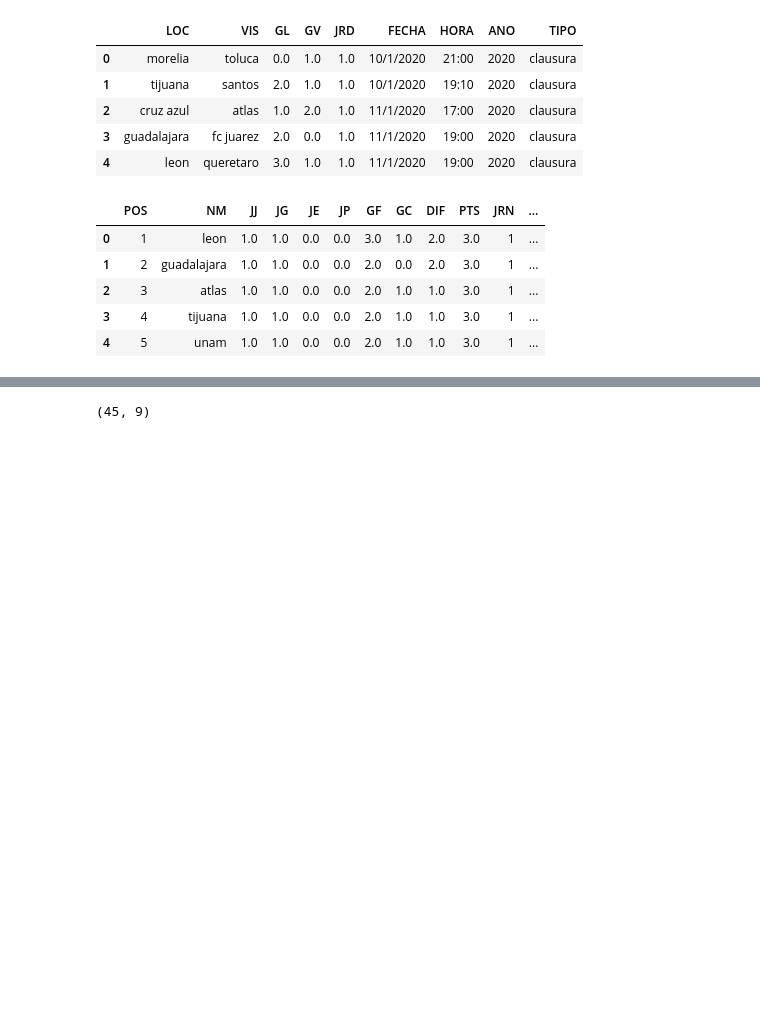
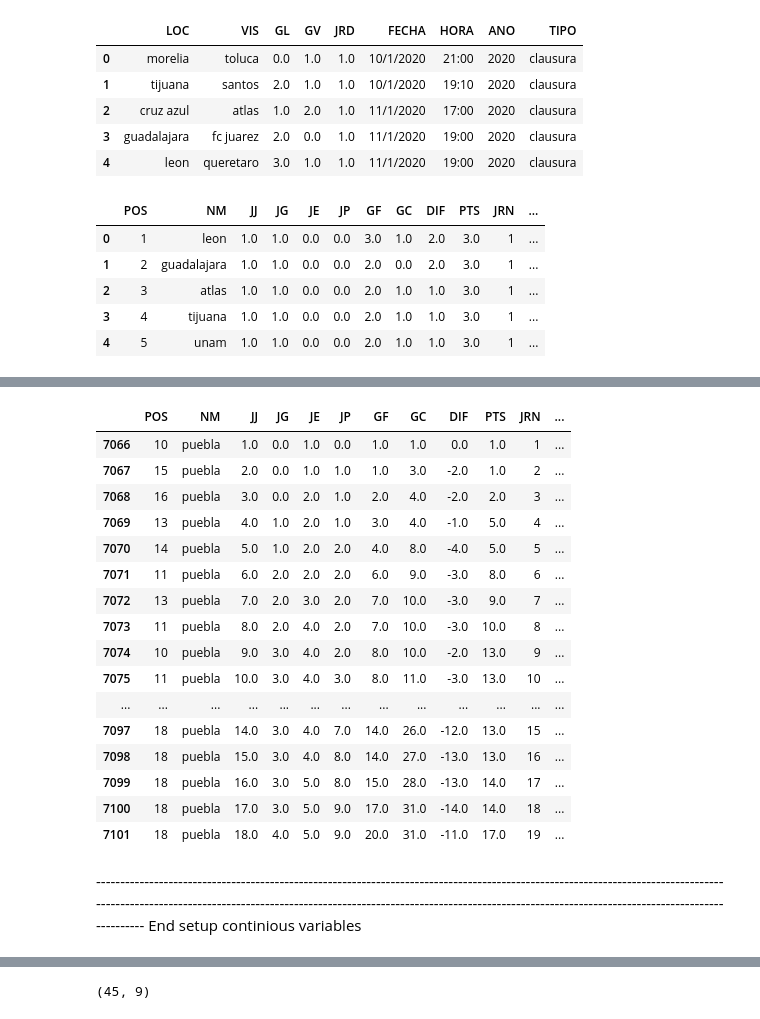
Before and after one commit to Roberto09/Match-Predictor, a Jupyter notebook: GetNewSeason.ipynb, the cells around one changed output, grey strips where cells are left out. Cells and saved outputs as stored; diff of their text form; code cells hidden in the pictures; blank space fills up the shorter version.

```diff
--- a/GetNewSeason.ipynb
+++ b/GetNewSeason.ipynb
@@ -293,0 +365,2 @@ del texp['PTS']
+# %%
+new_texp = teams[0][teams[0].NM == 'afdda']
@@ -293,0 +382,22 @@ del texp['PTS']
+# %%
+texp[texp.NM == 'puebla'][texp.ANO == 2019]
+# %% [output]
+|  | POS | NM | JJ | JG | JE | JP | GF | GC | DIF | PTS | JRN | ... |
+| 7066 | 10 | puebla | 1.0 | 0.0 | 1.0 | 0.0 | 1.0 | 1.0 | 0.0 | 1.0 | 1 | ... |
+| 7067 | 15 | puebla | 2.0 | 0.0 | 1.0 | 1.0 | 1.0 | 3.0 | -2.0 | 1.0 | 2 | ... |
+| 7068 | 16 | puebla | 3.0 | 0.0 | 2.0 | 1.0 | 2.0 | 4.0 | -2.0 | 2.0 | 3 | ... |
+| 7069 | 13 | puebla | 4.0 | 1.0 | 2.0 | 1.0 | 3.0 | 4.0 | -1.0 | 5.0 | 4 | ... |
+| 7070 | 14 | puebla | 5.0 | 1.0 | 2.0 | 2.0 | 4.0 | 8.0 | -4.0 | 5.0 | 5 | ... |
+| 7071 | 11 | puebla | 6.0 | 2.0 | 2.0 | 2.0 | 6.0 | 9.0 | -3.0 | 8.0 | 6 | ... |
+| 7072 | 13 | puebla | 7.0 | 2.0 | 3.0 | 2.0 | 7.0 | 10.0 | -3.0 | 9.0 | 7 | ... |
+| 7073 | 11 | puebla | 8.0 | 2.0 | 4.0 | 2.0 | 7.0 | 10.0 | -3.0 | 10.0 | 8 | ... |
+| 7074 | 10 | puebla | 9.0 | 3.0 | 4.0 | 2.0 | 8.0 | 10.0 | -2.0 | 13.0 | 9 | ... |
+| 7075 | 11 | puebla | 10.0 | 3.0 | 4.0 | 3.0 | 8.0 | 11.0 | -3.0 | 13.0 | 10 | ... |
+| ... | ... | ... | ... | ... | ... | ... | ... | ... | ... | ... | ... | ... |
+| 7097 | 18 | puebla | 14.0 | 3.0 | 4.0 | 7.0 | 14.0 | 26.0 | -12.0 | 13.0 | 15 | ... |
+| 7098 | 18 | puebla | 15.0 | 3.0 | 4.0 | 8.0 | 14.0 | 27.0 | -13.0 | 13.0 | 16 | ... |
+| 7099 | 18 | puebla | 16.0 | 3.0 | 5.0 | 8.0 | 15.0 | 28.0 | -13.0 | 14.0 | 17 | ... |
+| 7100 | 18 | puebla | 17.0 | 3.0 | 5.0 | 9.0 | 17.0 | 31.0 | -14.0 | 14.0 | 18 | ... |
+| 7101 | 18 | puebla | 18.0 | 4.0 | 5.0 | 9.0 | 20.0 | 31.0 | -11.0 | 17.0 | 19 | ... |
+# %% [markdown]
+------------------------------------------------------------------------------------------------------------------------------------------------------------------------------------------------------------------------------------------------------------------------------ End setup continious variables
```
Also changed, not shown: parts of 30 cells of this notebook, 8 other files.
